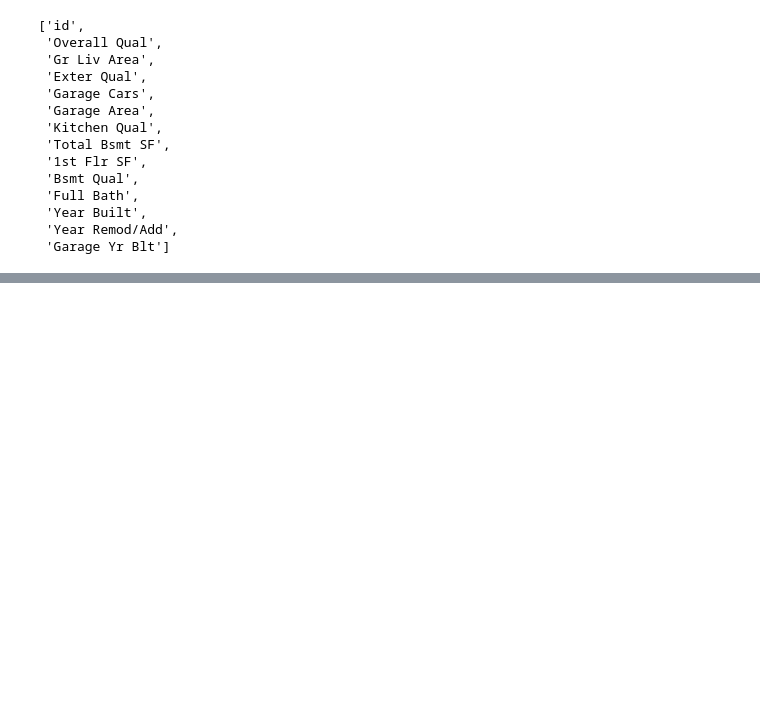
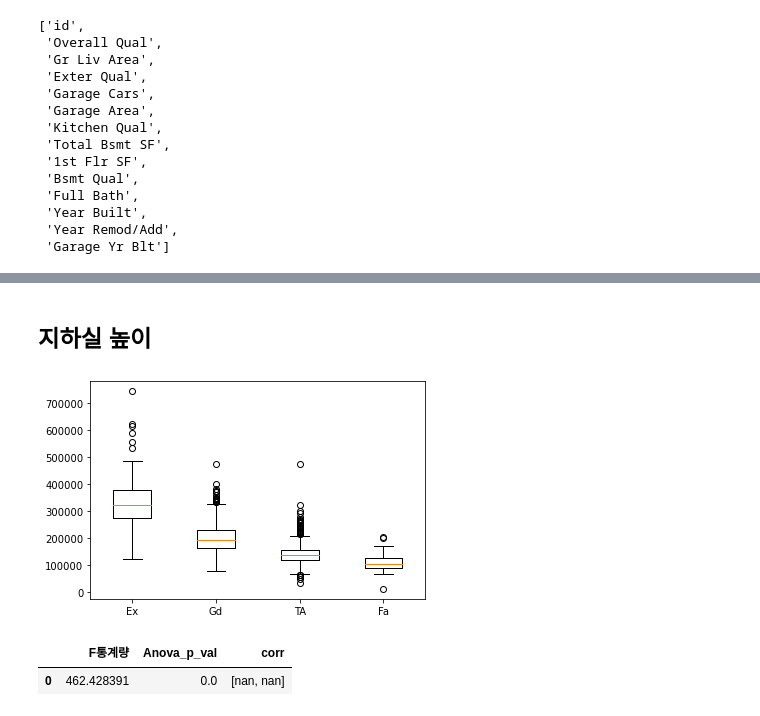
Before and after one commit to YongJaeJung/housing, a Jupyter notebook: 01.EDA.ipynb, the cells around one changed output, grey strips where cells are left out. Drawn from its saved outputs; the diff is of its cells as text; code cells hidden in the pictures; blank space fills up the shorter version.

```diff
--- a/01.EDA.ipynb
+++ b/01.EDA.ipynb
@@ -121,0 +185,10 @@ test_df.head()
+# %% [markdown]
+## 지하실 높이
+# %%
+rating_data_EDA('지하실높이')
+
+# 통계적으로 유의한 차이가 있음
+# %% [output]
+[figure, added]
+|  | F통계량 | Anova_p_val | corr |
+| 0 | 462.428391 | 0.0 | [nan, nan] |
```
Also changed, not shown: parts of 11 cells of this notebook.
